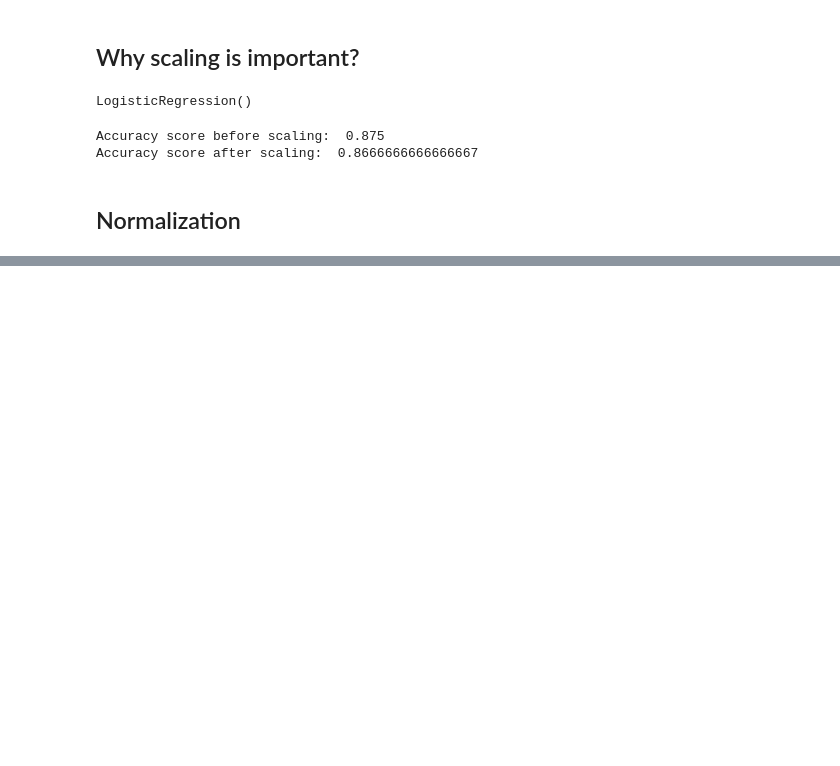
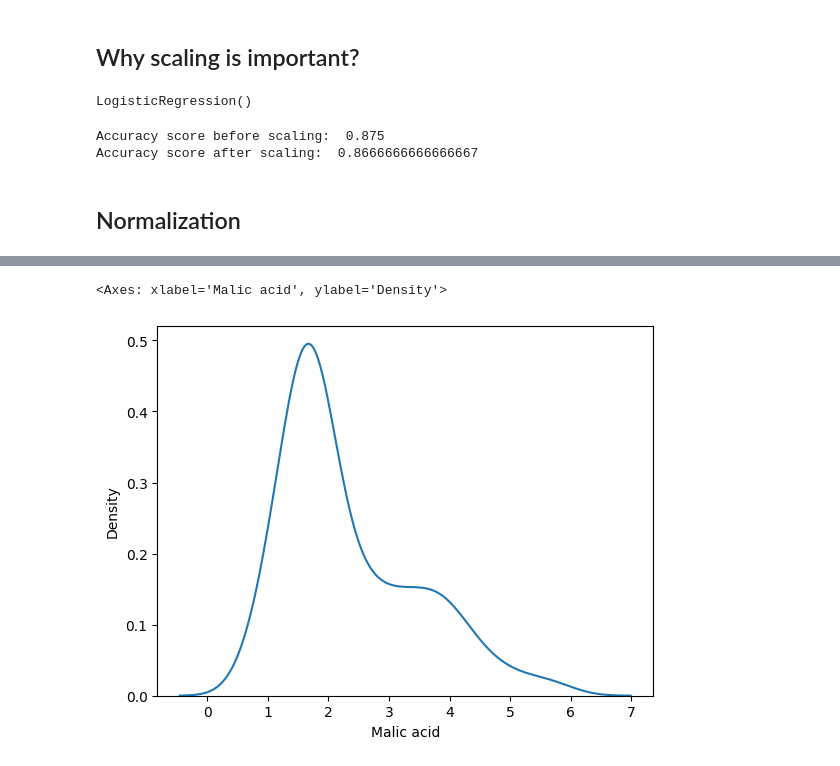
Before and after one commit to suddhu1/COESIS30Day, a Jupyter notebook: DAY_1/feature_scaling.ipynb, the cells around one changed output, grey strips where cells are left out. Cells and saved outputs as stored; diff of their text form; code cells hidden in the pictures; blank space fills up the shorter version.

```diff
--- a/DAY_1/feature_scaling.ipynb
+++ b/DAY_1/feature_scaling.ipynb
@@ -190,0 +245,5 @@ Accuracy score after scaling:  0.8666666666666667
+# %%
+sns.kdeplot(df1['Malic acid'])
+# %% [output]
+<Axes: xlabel='Malic acid', ylabel='Density'>
+[figure, added]
```
Also changed, not shown: parts of 22 cells of this notebook.
